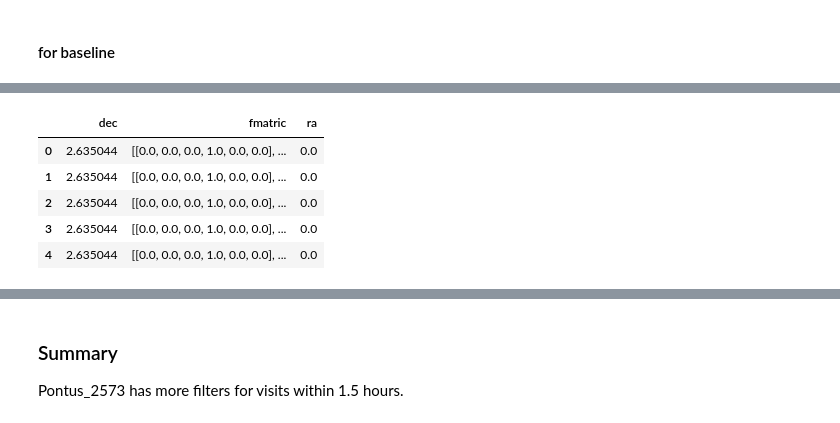
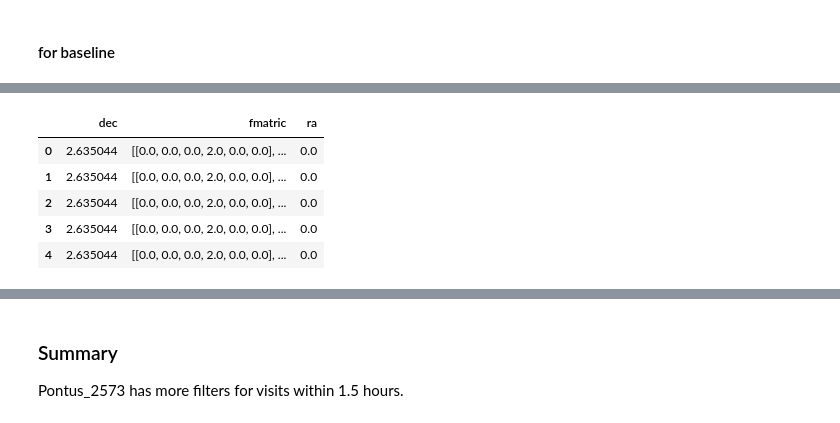
Before and after one commit to xiaolng/weekly_report, a Jupyter notebook: source/filterPairsMetric.ipynb, the cells around one changed output, grey strips where cells are left out. Drawn from its saved outputs; the diff is of its cells as text; code cells hidden in the pictures.

```diff
--- a/source/filterPairsMetric.ipynb
+++ b/source/filterPairsMetric.ipynb
@@ -288,10 +312,10 @@ Completed.
 # %%
-df = pd.read_pickle('fmatric_baseline.pkl')
-df.head()
+df_base = pd.read_pickle('fmatric_baseline.pkl')
+df_base.head()
 # %% [output]
 |  | dec | fmatric | ra |
-| 0 | 2.635044 | [[0.0, 0.0, 0.0, 1.0, 0.0, 0.0], ... | 0.0 |
-| 1 | 2.635044 | [[0.0, 0.0, 0.0, 1.0, 0.0, 0.0], ... | 0.0 |
-| 2 | 2.635044 | [[0.0, 0.0, 0.0, 1.0, 0.0, 0.0], ... | 0.0 |
-| 3 | 2.635044 | [[0.0, 0.0, 0.0, 1.0, 0.0, 0.0], ... | 0.0 |
-| 4 | 2.635044 | [[0.0, 0.0, 0.0, 1.0, 0.0, 0.0], ... | 0.0 |
+| 0 | 2.635044 | [[0.0, 0.0, 0.0, 2.0, 0.0, 0.0], ... | 0.0 |
+| 1 | 2.635044 | [[0.0, 0.0, 0.0, 2.0, 0.0, 0.0], ... | 0.0 |
+| 2 | 2.635044 | [[0.0, 0.0, 0.0, 2.0, 0.0, 0.0], ... | 0.0 |
+| 3 | 2.635044 | [[0.0, 0.0, 0.0, 2.0, 0.0, 0.0], ... | 0.0 |
+| 4 | 2.635044 | [[0.0, 0.0, 0.0, 2.0, 0.0, 0.0], ... | 0.0 |
```
Also changed, not shown: parts of 33 cells of this notebook.
